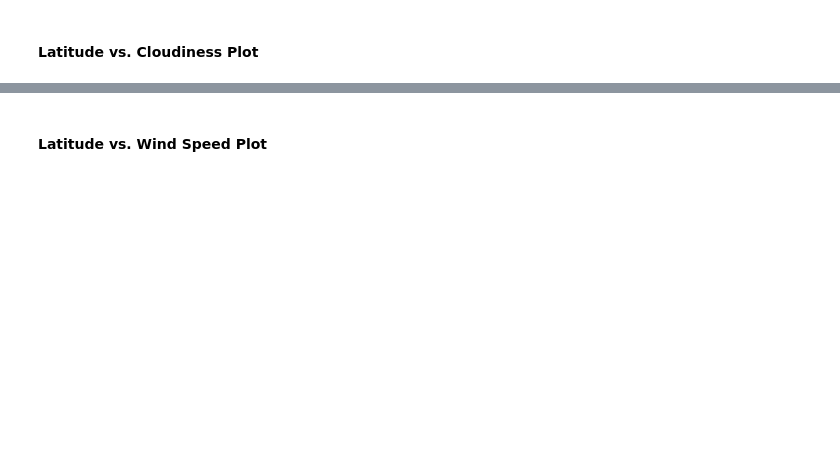
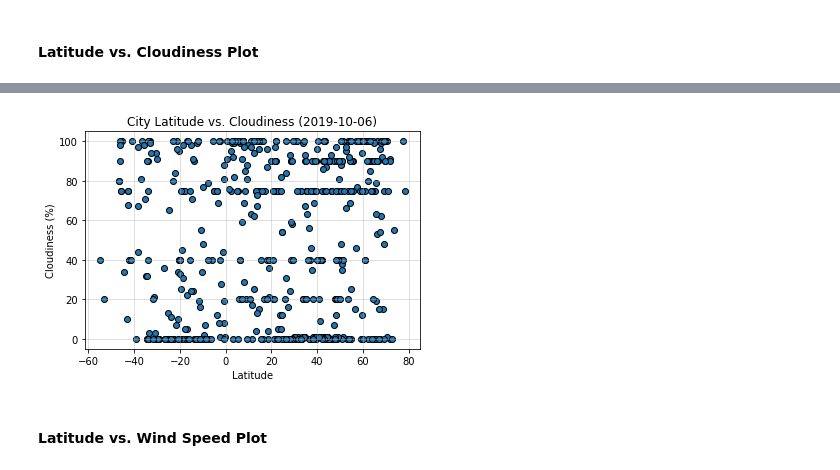
Before and after one commit to bryan-lopez/weather-pie, a Jupyter notebook: WeatherPy.ipynb, the cells around one changed output, grey strips where cells are left out. Saved outputs shown, nothing was run; the diff lists cells and outputs as text; code cells hidden in the pictures; blank space fills up the shorter version.

```diff
--- a/WeatherPy.ipynb
+++ b/WeatherPy.ipynb
@@ -164,2 +183,15 @@ weather_df.to_csv('./cities_weather.csv', index=False)
+# %%
+clouds = weather_df['Cloudiness'].to_numpy()
+
+plt.scatter(lats, clouds, edgecolor='k')
+plt.grid(alpha=.5)
+plt.xlabel('Latitude')
+plt.ylabel('Cloudiness (%)')
+plt.title('City Latitude vs. Cloudiness (2019-10-06)')
+
+plt.savefig(imagepath+'Latitude_Cloudiness')
+plt.show()
+# %% [output]
+[figure, added]
 # %% [markdown]
 #### Latitude vs. Wind Speed Plot
```
Also changed, not shown: parts of 8 cells of this notebook, 4 other files.
